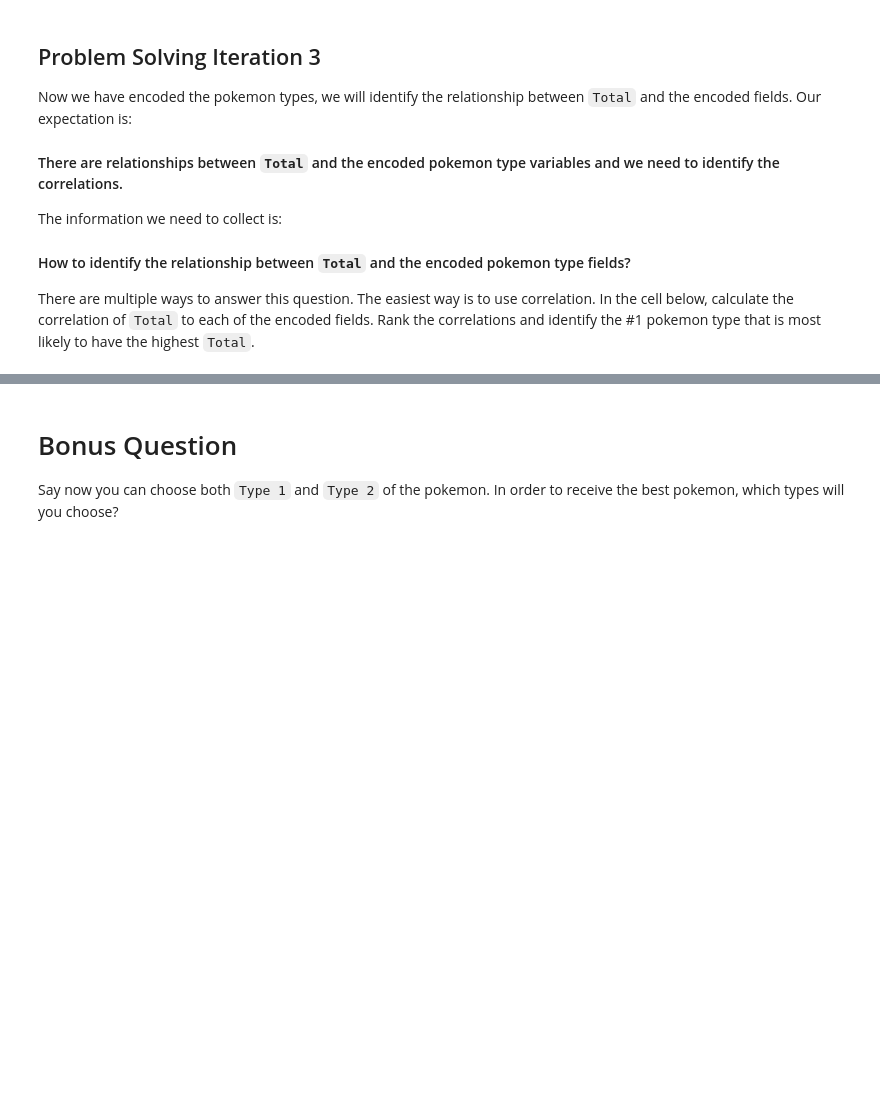
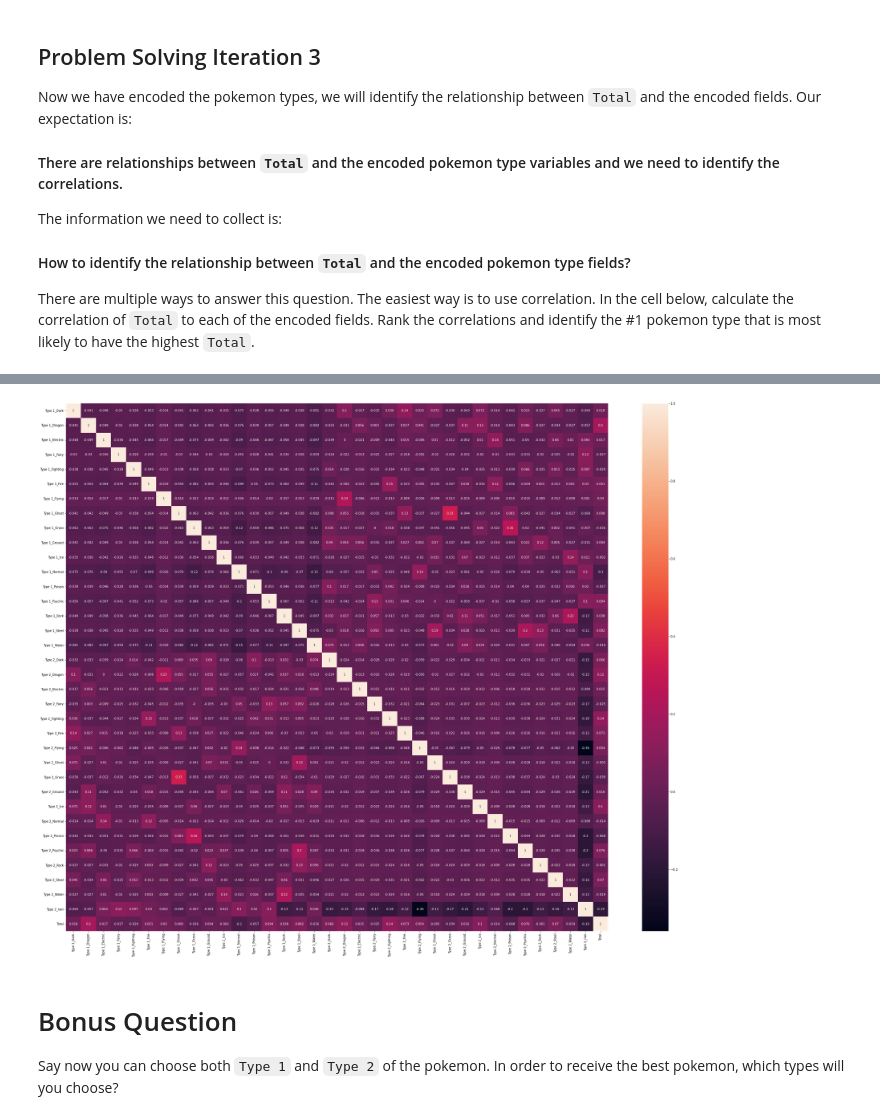
Before and after one commit to ltaylanozgur/lab-dataframe-calculations, a Jupyter notebook: your-code/challenge-2.ipynb, the cells around one changed output, grey strips where cells are left out. Cells and saved outputs as stored; diff of their text form; code cells hidden in the pictures; blank space fills up the shorter version.

```diff
--- a/your-code/challenge-2.ipynb
+++ b/your-code/challenge-2.ipynb
@@ -77,0 +224,4 @@ The new numerical variables you create should look like below:
+# %%
+#Encoding categoricals
+encoder = OneHotEncoder(drop='first').fit(X_cat)
+cols = encoder.get_feature_names(input_features=X_cat.columns)
@@ -77,0 +236,3 @@ The new numerical variables you create should look like below:
+# %%
+encoded = encoder.transform(X_cat).toarray()
+print(encoded)
@@ -77,0 +247,3 @@ The new numerical variables you create should look like below:
+# %%
+onehot_encoded = pd.DataFrame(encoded,columns=cols)
+onehot_encoded.head(10)
@@ -91,0 +274,3 @@ There are multiple ways to answer this question. The easiest way is to use corre
+# %%
+X = pd.concat([name, onehot_encoded, y], axis=1)
+X.reset_index().head()
@@ -92,3 +284,20 @@ There are multiple ways to answer this question. The easiest way is to use corre
+# %%
+# your code here
+pokemon_num = pokemon.select_dtypes(include = np.number) #Get the numeric data into dataframe
+pokemon_num
+
+#Correlations of numerical part of pokemon database
+correlations = pokemon.corr()
+correlations.head()
+
+#Check multicollinearity
+fig, ax=plt.subplots(figsize=(40,32)) # Used to set the size of the box. (x axis,y axis)
+
+correlations = round(X.corr(),3)
+sns.heatmap(correlations, annot=True)
+plt.show()
+# %% [output]
+[figure, added]
 # %% [markdown]
 # Bonus Question
 
```
Also changed, not shown: parts of 14 cells of this notebook, 1 other file.
